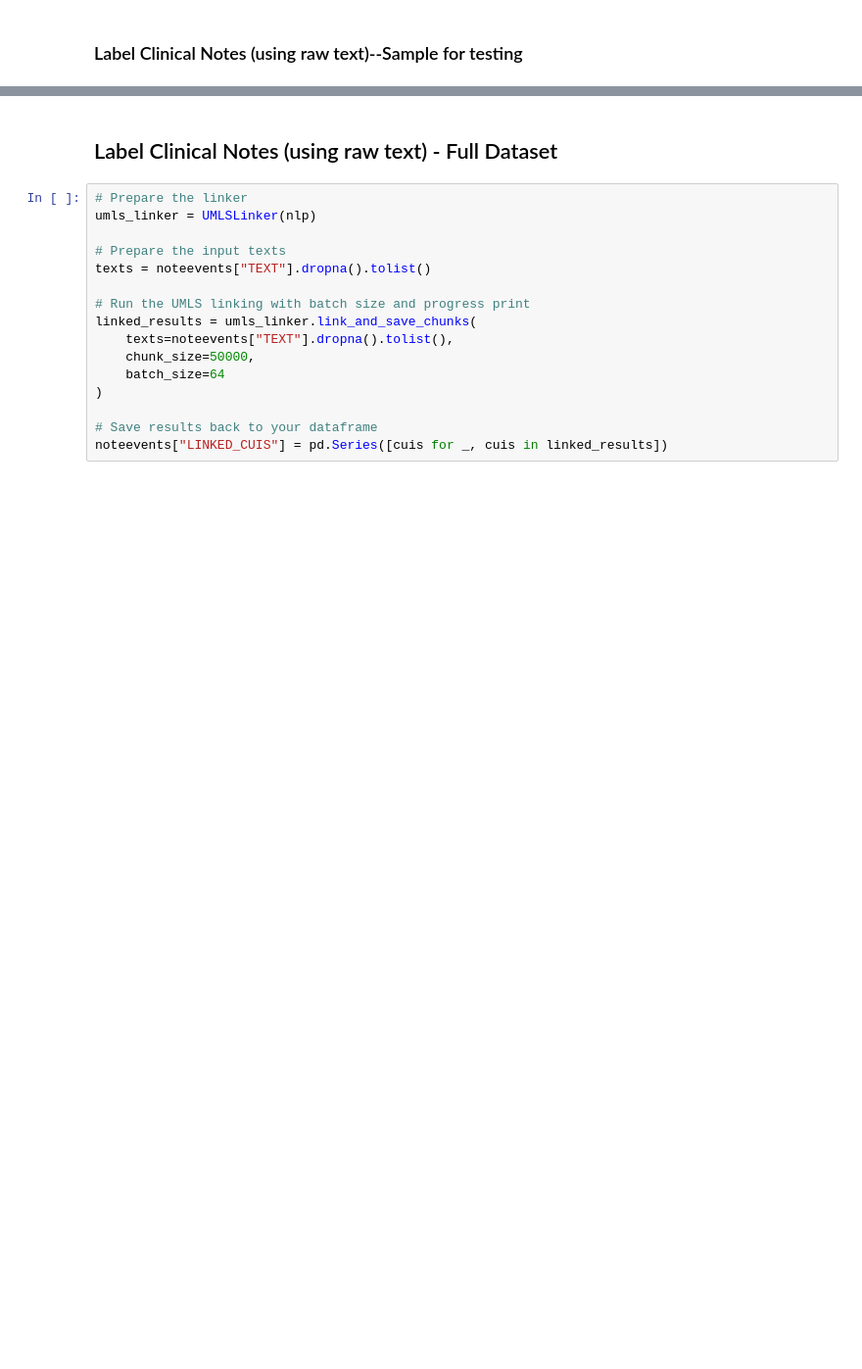
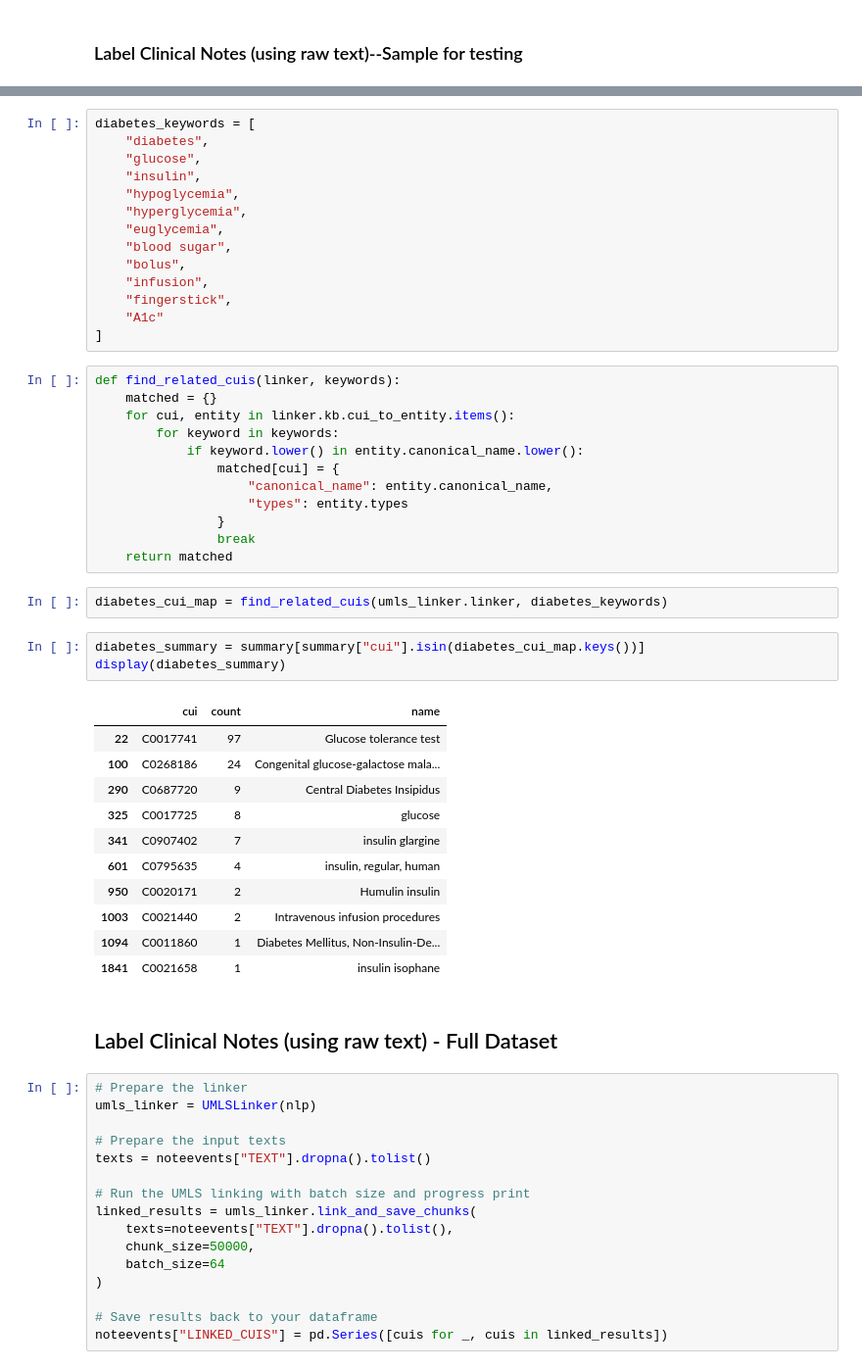
Before and after one commit to April-Taylor/NLP-Qualifications-Project, a Jupyter notebook: Revised_Paired_MIMIC_NLP_ATaylor_Project.ipynb, the cells around one changed output, grey strips where cells are left out. Shown at 98% size. Saved outputs shown, nothing was run; the diff lists cells and outputs as text; blank space fills up the shorter version.

```diff
--- a/Revised_Paired_MIMIC_NLP_ATaylor_Project.ipynb
+++ b/Revised_Paired_MIMIC_NLP_ATaylor_Project.ipynb
@@ -1711,3 +1785,46 @@ cui_summary.head()
+# %%
+diabetes_keywords = [
+    "diabetes",
+    "glucose",
+    "insulin",
+    "hypoglycemia",
+    "hyperglycemia",
+    "euglycemia",
+    "blood sugar",
+    "bolus",
+    "infusion",
+    "fingerstick",
+    "A1c"
+]
+# %%
+def find_related_cuis(linker, keywords):
+    matched = {}
+    for cui, entity in linker.kb.cui_to_entity.items():
+        for keyword in keywords:
+            if keyword.lower() in entity.canonical_name.lower():
+                matched[cui] = {
+                    "canonical_name": entity.canonical_name,
+                    "types": entity.types
+                }
+                break
+    return matched
+# %%
+diabetes_cui_map = find_related_cuis(umls_linker.linker, diabetes_keywords)
+# %%
+diabetes_summary = summary[summary["cui"].isin(diabetes_cui_map.keys())]
+display(diabetes_summary)
+# %% [output]
+|  | cui | count | name |
+| 22 | C0017741 | 97 | Glucose tolerance test |
+| 100 | C0268186 | 24 | Congenital glucose-galactose mala... |
+| 290 | C0687720 | 9 | Central Diabetes Insipidus |
+| 325 | C0017725 | 8 | glucose |
+| 341 | C0907402 | 7 | insulin glargine |
+| 601 | C0795635 | 4 | insulin, regular, human |
+| 950 | C0020171 | 2 | Humulin insulin |
+| 1003 | C0021440 | 2 | Intravenous infusion procedures |
+| 1094 | C0011860 | 1 | Diabetes Mellitus, Non-Insulin-De... |
+| 1841 | C0021658 | 1 | insulin isophane |
 # %% [markdown]
 ## Label Clinical Notes (using raw text) - Full Dataset
 # %%
```
Also changed, not shown: parts of 23 cells of this notebook, 1 other file.
